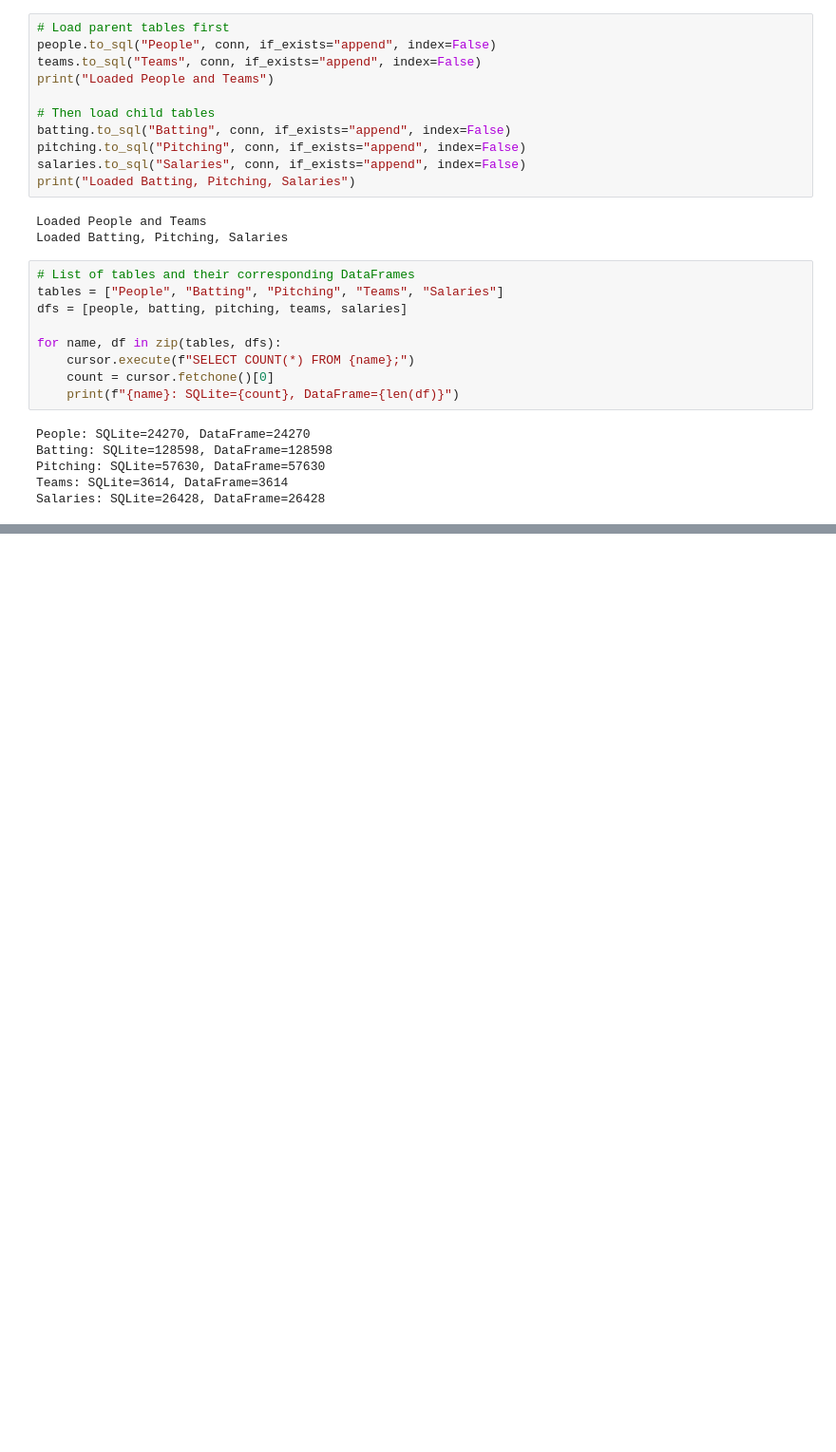
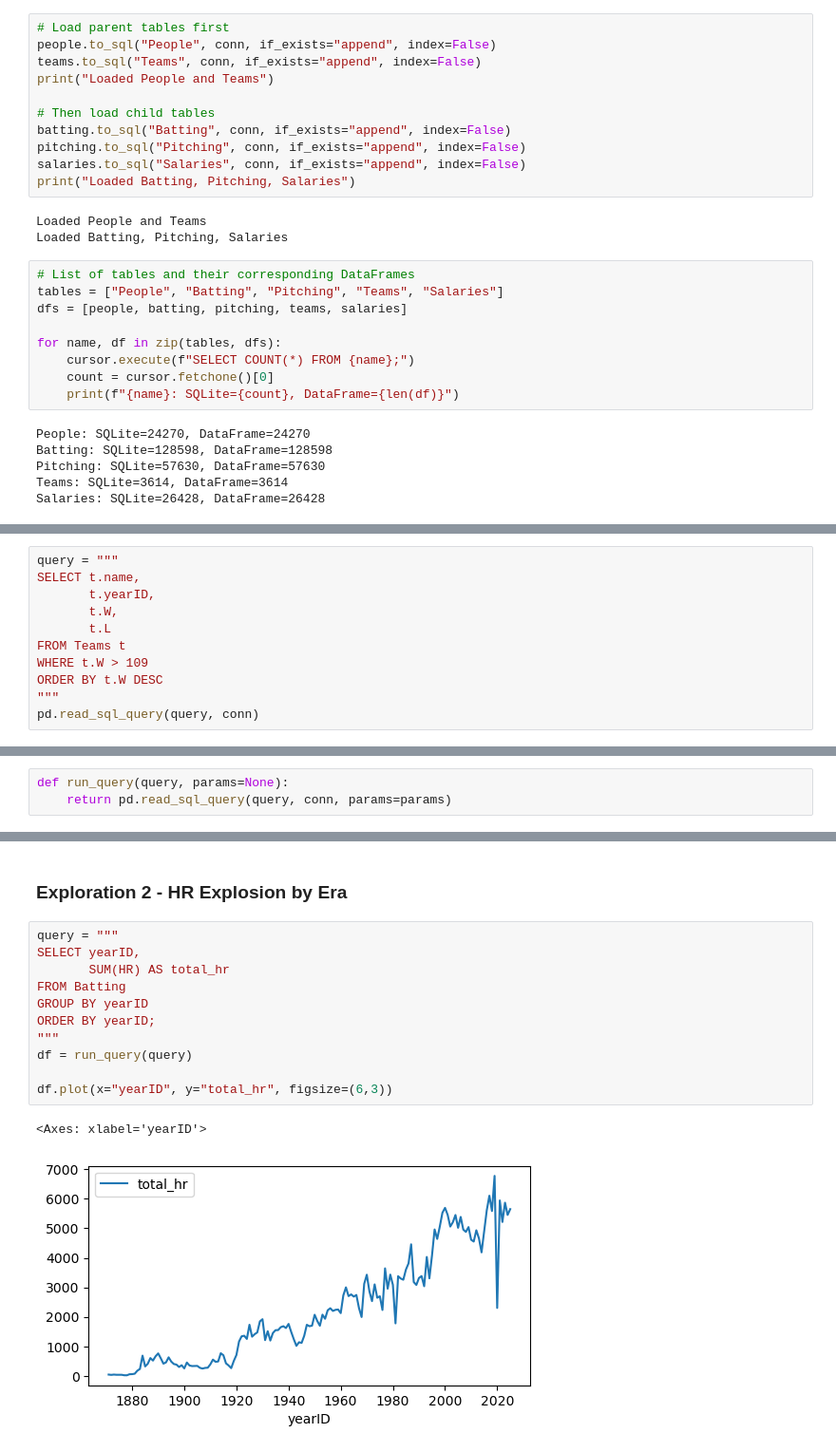
Before and after one commit to andreslunagodoy/data_baseball, a Jupyter notebook: project.ipynb, the cells around one changed output, grey strips where cells are left out. Shown at 95% size. Drawn from its saved outputs; the diff is of its cells as text; blank space fills up the shorter version.

```diff
--- a/project.ipynb
+++ b/project.ipynb
@@ -195,0 +458,11 @@ Salaries: SQLite=26428, DataFrame=26428
+# %%
+query = """
+SELECT t.name,
+       t.yearID,
+       t.W,
+       t.L
+FROM Teams t
+WHERE t.W > 109
+ORDER BY t.W DESC
+"""
+pd.read_sql_query(query, conn)
@@ -195,0 +480,3 @@ Salaries: SQLite=26428, DataFrame=26428
+# %%
+def run_query(query, params=None):
+    return pd.read_sql_query(query, conn, params=params)
@@ -195,0 +549,16 @@ Salaries: SQLite=26428, DataFrame=26428
+# %% [markdown]
+### Exploration 2 - HR Explosion by Era
+# %%
+query = """
+SELECT yearID,
+       SUM(HR) AS total_hr
+FROM Batting
+GROUP BY yearID
+ORDER BY yearID;
+"""
+df = run_query(query)
+
+df.plot(x="yearID", y="total_hr", figsize=(6,3))
+# %% [output]
+<Axes: xlabel='yearID'>
+[figure, added]
```
Also changed, not shown: parts of 59 cells of this notebook, 3 other files.
